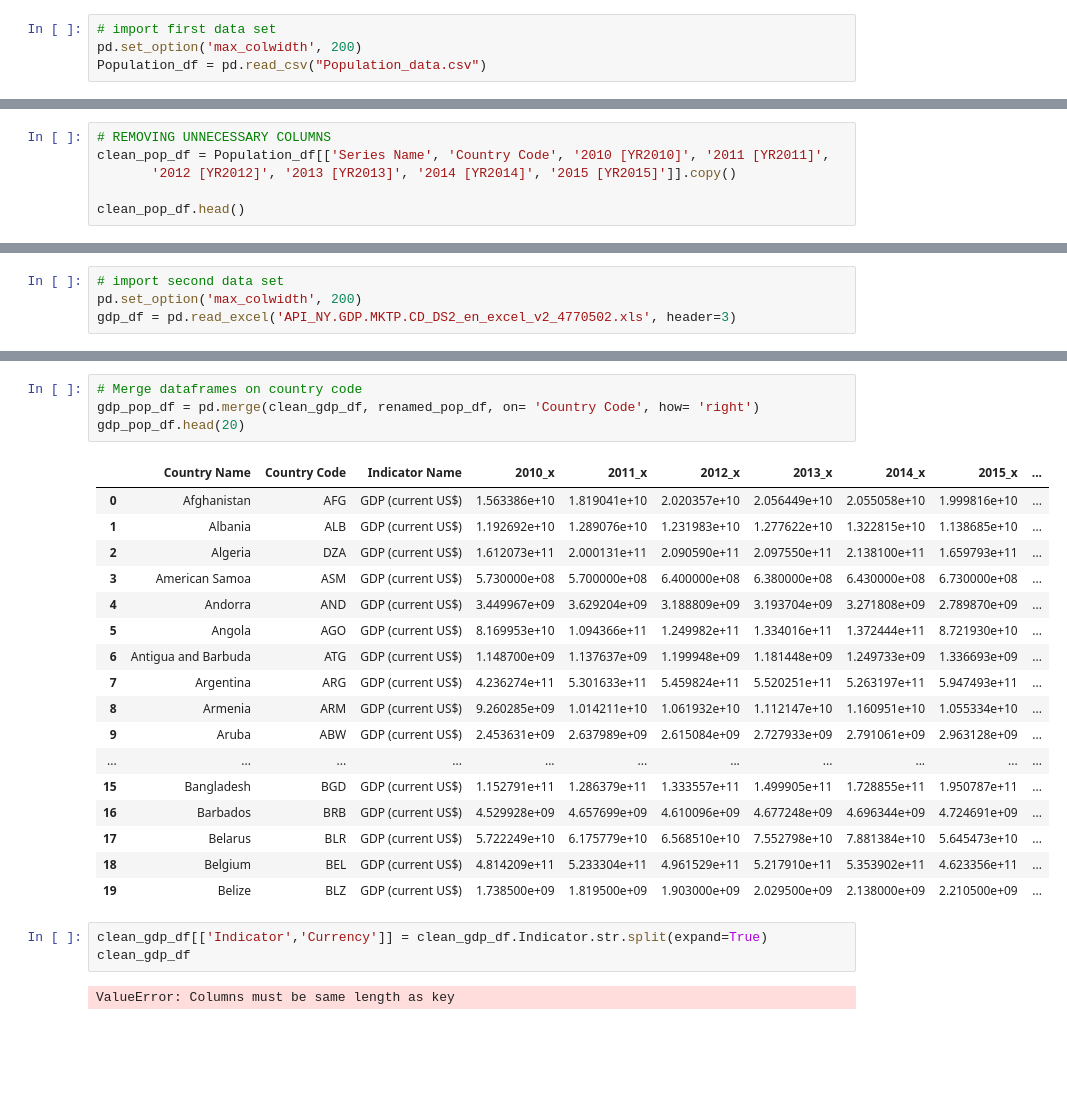
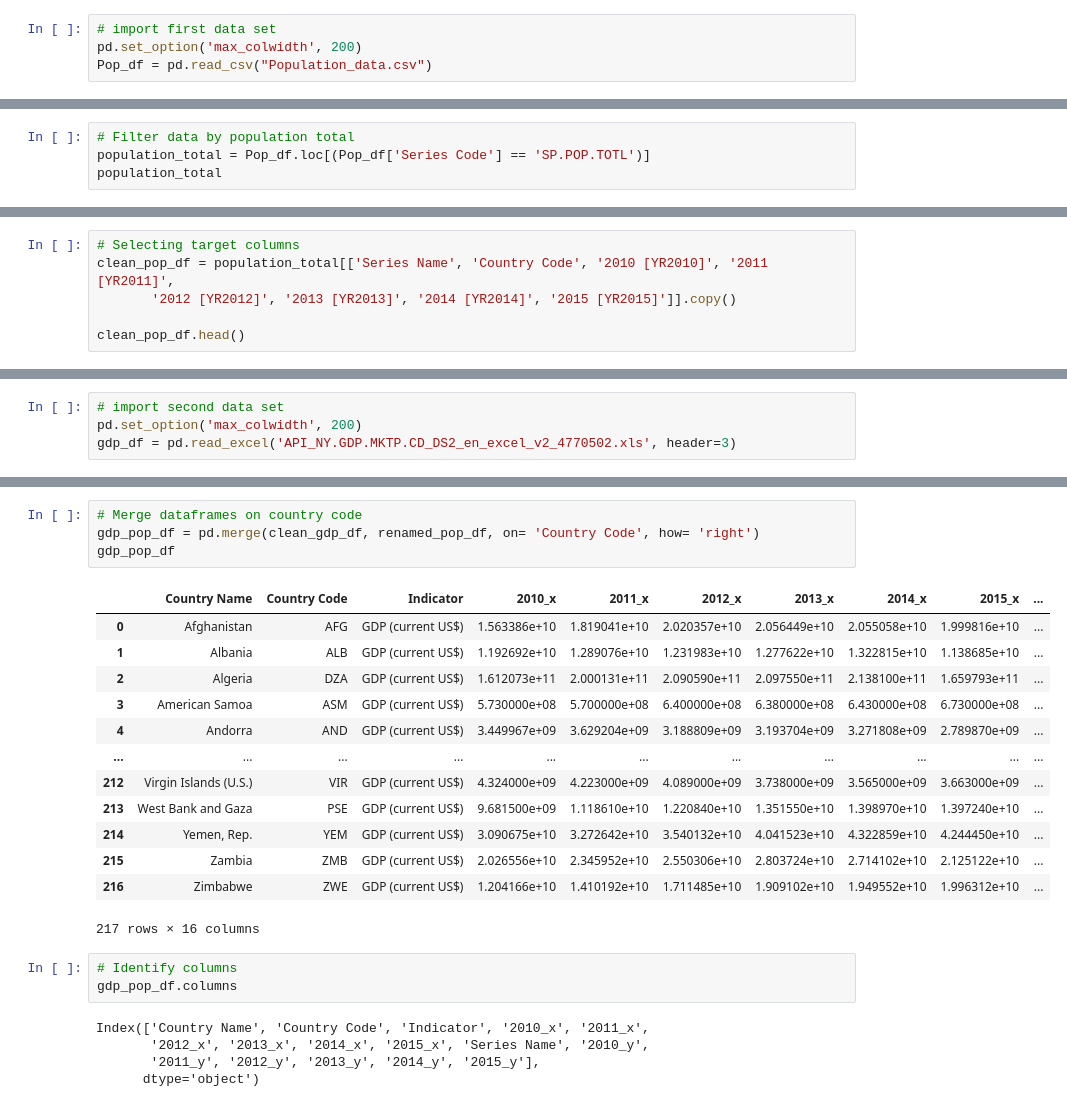
Before and after one commit to tphilippsen/ETL_Project, a Jupyter notebook: ETL_Project.ipynb, the cells around one changed output, grey strips where cells are left out. Saved outputs shown, nothing was run; the diff lists cells and outputs as text; blank space fills up the shorter version.

```diff
--- a/ETL_Project.ipynb
+++ b/ETL_Project.ipynb
@@ -5,4 +5,4 @@ from sqlalchemy import create_engine
 # %%
 # import first data set
 pd.set_option('max_colwidth', 200)
-Population_df = pd.read_csv("Population_data.csv")
+Pop_df = pd.read_csv("Population_data.csv")
@@ -26,0 +19,4 @@ Index(['Series Name', 'Series Code', 'Country Name', 'Country Code',
+# %%
+# Filter data by population total
+population_total = Pop_df.loc[(Pop_df['Series Code'] == 'SP.POP.TOTL')]
+population_total
@@ -27,6 +37,6 @@ Index(['Series Name', 'Series Code', 'Country Name', 'Country Code',
 # %%
-# REMOVING UNNECESSARY COLUMNS
-clean_pop_df = Population_df[['Series Name', 'Country Code', '2010 [YR2010]', '2011 [YR2011]',
+# Selecting target columns
+clean_pop_df = population_total[['Series Name', 'Country Code', '2010 [YR2010]', '2011 [YR2011]',
        '2012 [YR2012]', '2013 [YR2013]', '2014 [YR2014]', '2015 [YR2015]']].copy()
 
 clean_pop_df.head()
@@ -107,27 +127,26 @@ clean_gdp_df
 # %%
 # Merge dataframes on country code
 gdp_pop_df = pd.merge(clean_gdp_df, renamed_pop_df, on= 'Country Code', how= 'right')
-gdp_pop_df.head(20)
+gdp_pop_df
 # %% [output]
-|  | Country Name | Country Code | Indicator Name | 2010_x | 2011_x | 2012_x | 2013_x | 2014_x | 2015_x | ... |
+|  | Country Name | Country Code | Indicator | 2010_x | 2011_x | 2012_x | 2013_x | 2014_x | 2015_x | ... |
 | 0 | Afghanistan | AFG | GDP (current US$) | 1.563386e+10 | 1.819041e+10 | 2.020357e+10 | 2.056449e+10 | 2.055058e+10 | 1.999816e+10 | ... |
 | 1 | Albania | ALB | GDP (current US$) | 1.192692e+10 | 1.289076e+10 | 1.231983e+10 | 1.277622e+10 | 1.322815e+10 | 1.138685e+10 | ... |
 | 2 | Algeria | DZA | GDP (current US$) | 1.612073e+11 | 2.000131e+11 | 2.090590e+11 | 2.097550e+11 | 2.138100e+11 | 1.659793e+11 | ... |
 | 3 | American Samoa | ASM | GDP (current US$) | 5.730000e+08 | 5.700000e+08 | 6.400000e+08 | 6.380000e+08 | 6.430000e+08 | 6.730000e+08 | ... |
 | 4 | Andorra | AND | GDP (current US$) | 3.449967e+09 | 3.629204e+09 | 3.188809e+09 | 3.193704e+09 | 3.271808e+09 | 2.789870e+09 | ... |
-| 5 | Angola | AGO | GDP (current US$) | 8.169953e+10 | 1.094366e+11 | 1.249982e+11 | 1.334016e+11 | 1.372444e+11 | 8.721930e+10 | ... |
-| 6 | Antigua and Barbuda | ATG | GDP (current US$) | 1.148700e+09 | 1.137637e+09 | 1.199948e+09 | 1.181448e+09 | 1.249733e+09 | 1.336693e+09 | ... |
-| 7 | Argentina | ARG | GDP (current US$) | 4.236274e+11 | 5.301633e+11 | 5.459824e+11 | 5.520251e+11 | 5.263197e+11 | 5.947493e+11 | ... |
-| 8 | Armenia | ARM | GDP (current US$) | 9.260285e+09 | 1.014211e+10 | 1.061932e+10 | 1.112147e+10 | 1.160951e+10 | 1.055334e+10 | ... |
-| 9 | Aruba | ABW | GDP (current US$) | 2.453631e+09 | 2.637989e+09 | 2.615084e+09 | 2.727933e+09 | 2.791061e+09 | 2.963128e+09 | ... |
 | ... | ... | ... | ... | ... | ... | ... | ... | ... | ... | ... |
-| 15 | Bangladesh | BGD | GDP (current US$) | 1.152791e+11 | 1.286379e+11 | 1.333557e+11 | 1.499905e+11 | 1.728855e+11 | 1.950787e+11 | ... |
-| 16 | Barbados | BRB | GDP (current US$) | 4.529928e+09 | 4.657699e+09 | 4.610096e+09 | 4.677248e+09 | 4.696344e+09 | 4.724691e+09 | ... |
-| 17 | Belarus | BLR | GDP (current US$) | 5.722249e+10 | 6.175779e+10 | 6.568510e+10 | 7.552798e+10 | 7.881384e+10 | 5.645473e+10 | ... |
-| 18 | Belgium | BEL | GDP (current US$) | 4.814209e+11 | 5.233304e+11 | 4.961529e+11 | 5.217910e+11 | 5.353902e+11 | 4.623356e+11 | ... |
-| 19 | Belize | BLZ | GDP (current US$) | 1.738500e+09 | 1.819500e+09 | 1.903000e+09 | 2.029500e+09 | 2.138000e+09 | 2.210500e+09 | ... |
+| 212 | Virgin Islands (U.S.) | VIR | GDP (current US$) | 4.324000e+09 | 4.223000e+09 | 4.089000e+09 | 3.738000e+09 | 3.565000e+09 | 3.663000e+09 | ... |
+| 213 | West Bank and Gaza | PSE | GDP (current US$) | 9.681500e+09 | 1.118610e+10 | 1.220840e+10 | 1.351550e+10 | 1.398970e+10 | 1.397240e+10 | ... |
+| 214 | Yemen, Rep. | YEM | GDP (current US$) | 3.090675e+10 | 3.272642e+10 | 3.540132e+10 | 4.041523e+10 | 4.322859e+10 | 4.244450e+10 | ... |
+| 215 | Zambia | ZMB | GDP (current US$) | 2.026556e+10 | 2.345952e+10 | 2.550306e+10 | 2.803724e+10 | 2.714102e+10 | 2.125122e+10 | ... |
+| 216 | Zimbabwe | ZWE | GDP (current US$) | 1.204166e+10 | 1.410192e+10 | 1.711485e+10 | 1.909102e+10 | 1.949552e+10 | 1.996312e+10 | ... |
+217 rows × 16 columns
-# %%
-clean_gdp_df[['Indicator','Currency']] = clean_gdp_df.Indicator.str.split(expand=True)
-clean_gdp_df
-# %% [output]
-ValueError: Columns must be same length as key
+# %%
+# Identify columns
+gdp_pop_df.columns
+# %% [output]
+Index(['Country Name', 'Country Code', 'Indicator', '2010_x', '2011_x',
+       '2012_x', '2013_x', '2014_x', '2015_x', 'Series Name', '2010_y',
+       '2011_y', '2012_y', '2013_y', '2014_y', '2015_y'],
+      dtype='object')
```
Also changed, not shown: parts of 16 cells of this notebook, 1 other file.
